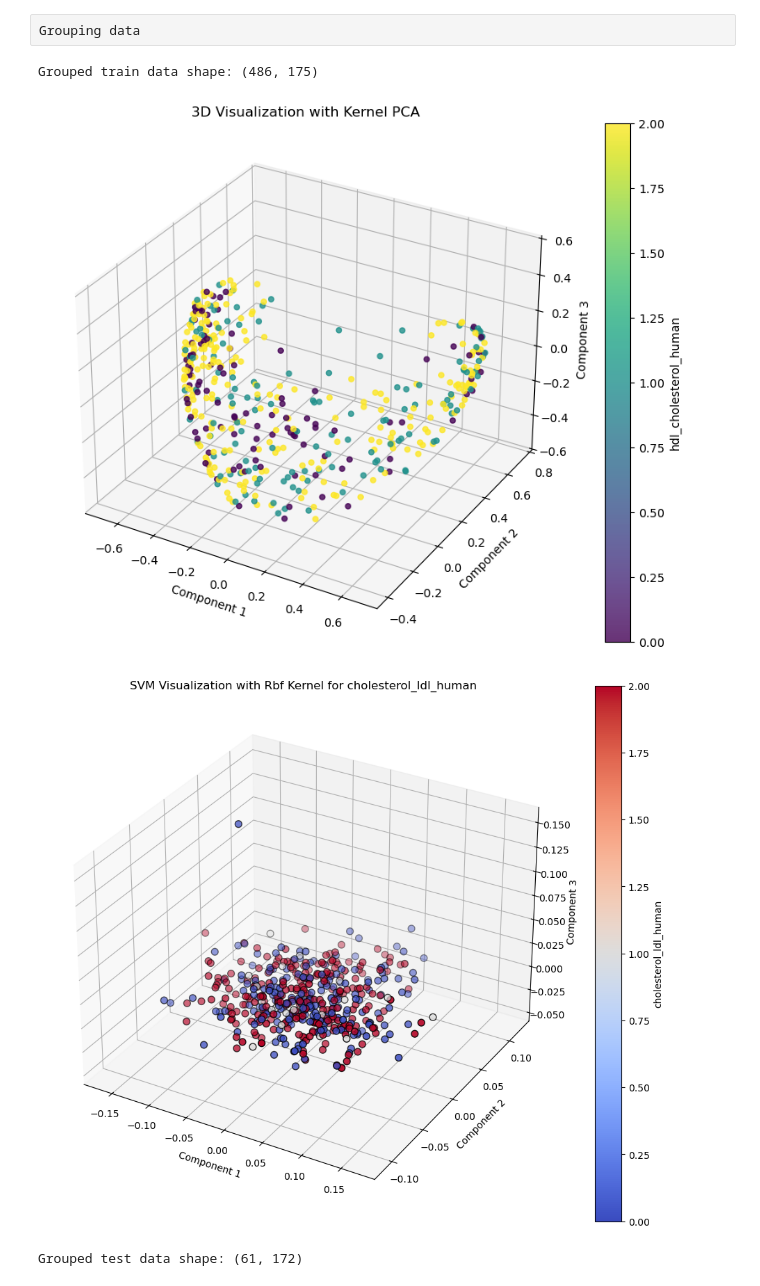
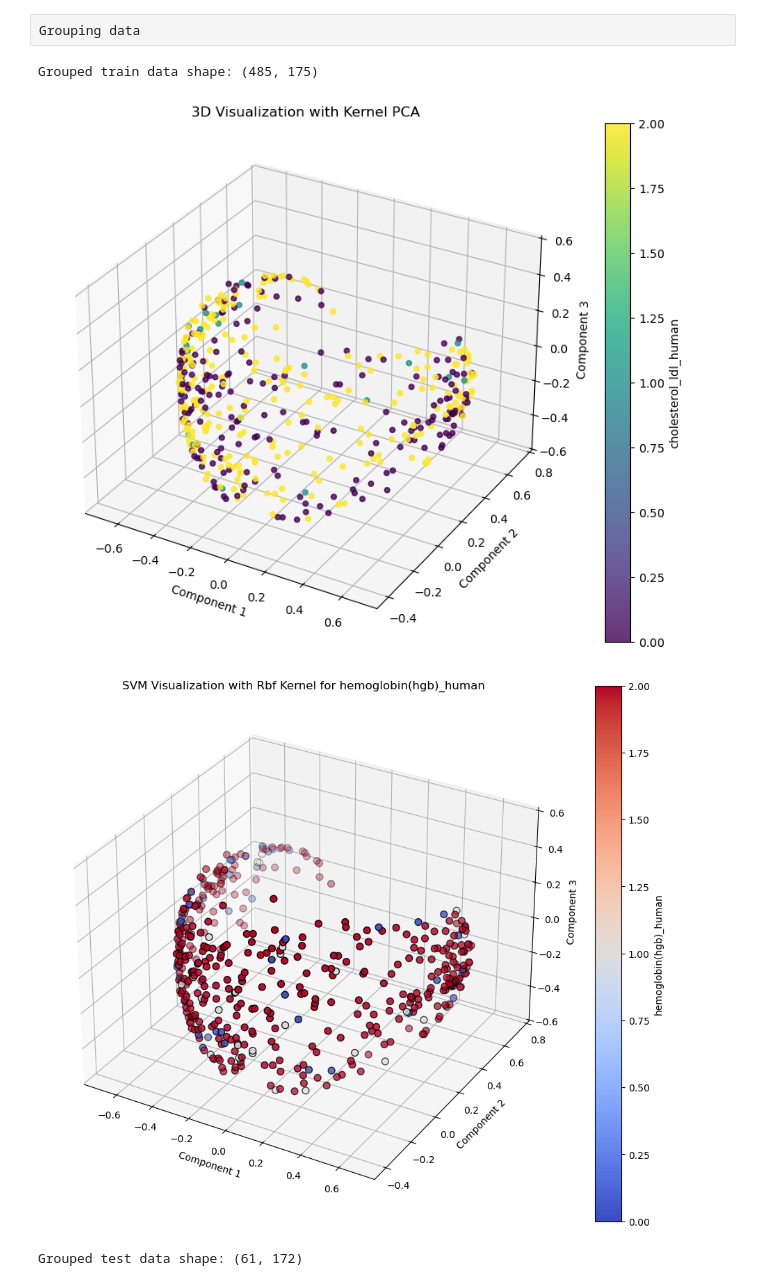
Before and after one commit to temgrom/DS-project, a Jupyter notebook: notebooks/Baseline.ipynb, the cells around one changed output. Drawn from its saved outputs; the diff is of its cells as text; code cells hidden in the pictures.

Commit message:
Adjusted baseline and visualization according to removed outlier

```diff
--- a/notebooks/Baseline.ipynb
+++ b/notebooks/Baseline.ipynb
@@ -18,6 +21,7 @@ test = pd.read_csv("test_preprocessed.csv")
 target_columns = ['hdl_cholesterol_human', 'hemoglobin(hgb)_human', 'cholesterol_ldl_human']
 
 # Separate features and targets
+train = train[train.donation_id != 6824].reset_index(drop=True)
 X_train = train.drop(columns=target_columns)
 X_train.drop(columns=['id'], axis=1, inplace=True)
 y_train = train[target_columns + ['donation_id']]
@@ -448,7 +448,7 @@ grouped_train_data = group_train_data_by_donation_id(X_train, y_train, donation_
 
 print(f"Grouped train data shape: {grouped_train_data.shape}")
 # %% [output]
-Grouped train data shape: (486, 175)
+Grouped train data shape: (485, 175)
 # %%
 from sklearn.decomposition import KernelPCA
 from mpl_toolkits.mplot3d import Axes3D
@@ -493,13 +493,13 @@ def visualize_3d_nonlinear(data, target_column, n_components=3, kernel='rbf'):
     ax.set_title("3D Visualization with Kernel PCA")
     plt.show()
 
-visualize_3d_nonlinear(grouped_train_data, target_column='hdl_cholesterol_human')
+visualize_3d_nonlinear(grouped_train_data, target_column='cholesterol_ldl_human')
 # %% [output]
-[figure, old version]
+[figure, new version]
 # %%
 from sklearn.svm import SVC
 
-def visualize_svm_with_kernel_3d(grouped_data, target_column, kernel='rbf'):
+def visualize_svm_with_kernel_3d(grouped_data, target_column, kernel):
     """
     Train and visualize SVM with kernel for grouped data in 3D.
 
@@ -513,35 +513,35 @@ def visualize_svm_with_kernel_3d(grouped_data, target_column, kernel='rbf'):
 
     kpca = KernelPCA(n_components=3, kernel=kernel, random_state=42)
     reduced_features = kpca.fit_transform(features)
 
     svm_model = SVC(kernel=kernel, gamma='auto', C=1.0)
     svm_model.fit(reduced_features, target)
 
     fig = plt.figure(figsize=(12, 10))
     ax = fig.add_subplot(111, projection='3d')
 
     scatter = ax.scatter(
         reduced_features[:, 0],
         reduced_features[:, 1],
         reduced_features[:, 2],
         c=target,
         cmap=plt.cm.coolwarm,
         edgecolor='k',
         s=50
     )
 
     ax.set_title(f"SVM Visualization with {kernel.capitalize()} Kernel for {target_column}")
     ax.set_xlabel("Component 1")
     ax.set_ylabel("Component 2")
     ax.set_zlabel("Component 3")
     fig.colorbar(scatter, ax=ax, label=target_column)
 
     plt.show()
 
-target_column = 'cholesterol_ldl_human'
+target_column = 'hemoglobin(hgb)_human'
 visualize_svm_with_kernel_3d(grouped_train_data, target_column, kernel='rbf')
 # %% [output]
-[figure, old version]
+[figure, new version]
 # %%
 def group_test_data_by_donation_id(test_data, donation_id_column, extra_columns):
     """
```
Also changed, not shown: parts of 9 cells of this notebook.
